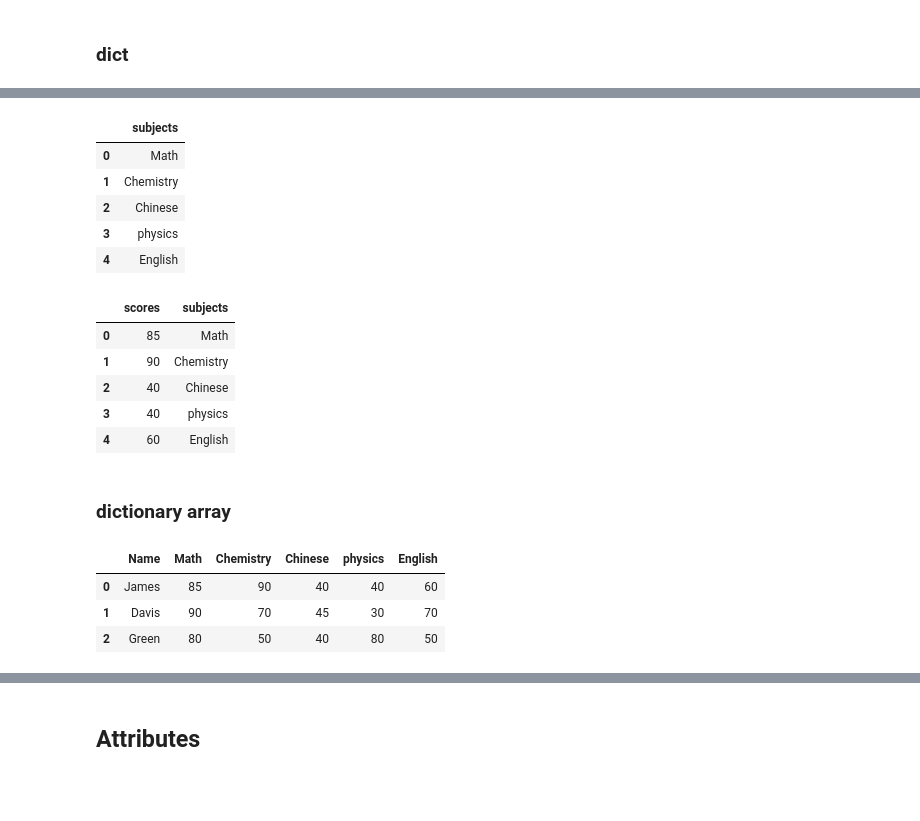
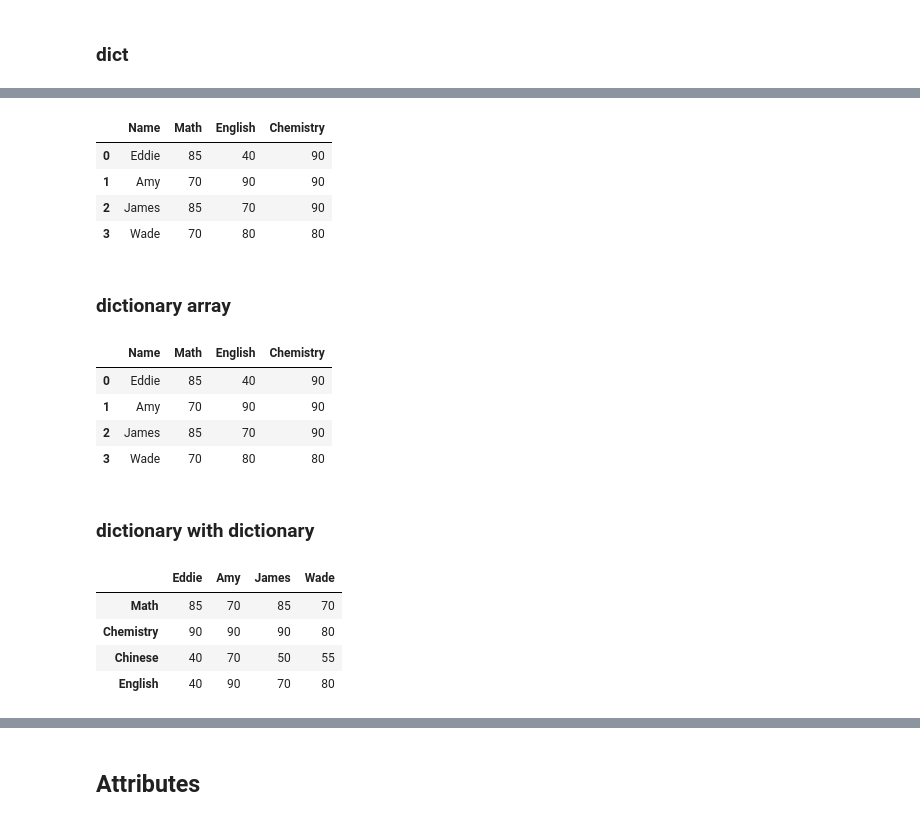
Before and after one commit to Eddie02582/Python, a Jupyter notebook: pandas/Datafram/Create data and Basic operation.ipynb, the cells around one changed output, grey strips where cells are left out. Drawn from its saved outputs; the diff is of its cells as text; code cells hidden in the pictures; blank space fills up the shorter version.

```diff
--- a/pandas/Datafram/Create data and Basic operation.ipynb
+++ b/pandas/Datafram/Create data and Basic operation.ipynb
@@ -39,34 +42,29 @@ pd.DataFrame(data)
 # %%
 #choose columns ,also can modify order
-pd.DataFrame(data,columns = ["subjects"])
+pd.DataFrame(data,columns = ['Name','Math','English','Chemistry'])
 # %% [output]
-|  | subjects |
-| 0 | Math |
-| 1 | Chemistry |
-| 2 | Chinese |
-| 3 | physics |
-| 4 | English |
+|  | Name | Math | English | Chemistry |
+| 0 | Eddie | 85 | 40 | 90 |
+| 1 | Amy | 70 | 90 | 90 |
+| 2 | James | 85 | 70 | 90 |
+| 3 | Wade | 70 | 80 | 80 |
-# %%
-pd.DataFrame(data,columns = ["scores","subjects"])
-# %% [output]
-|  | scores | subjects |
-| 0 | 85 | Math |
-| 1 | 90 | Chemistry |
-| 2 | 40 | Chinese |
-| 3 | 40 | physics |
-| 4 | 60 | English |
 # %% [markdown]
 ### dictionary array
 # %%
 # input dictionary array
-data = [{ 'Name':'James','Math': 85,'Chemistry': 90,'Chinese': 40,'physics':40,'English': 60},
-        { 'Name':'Davis','Math': 90,'Chemistry': 70,'Chinese': 45,'physics': 30, 'English': 70},
-        { 'Name':'Green','Math': 80,'Chemistry': 50,'Chinese': 40,'physics': 80, 'English': 50},
+data = [{ 'Name':'Eddie','Math': 85,'Chemistry': 90,'Chinese': 40,'English': 40},
+        { 'Name':'Amy','Math': 70,'Chemistry': 90,'Chinese': 70, 'English': 90},
+        { 'Name':'James','Math': 85,'Chemistry': 90,'Chinese': 50,'English': 70},
+        { 'Name':'Wade','Math': 70,'Chemistry': 80,'Chinese': 55,'English': 80},
        ]
 # %%
-pd.DataFrame(data)
+#choose columns ,also can modify order
+pd.DataFrame(data,columns = ['Name','Math','English','Chemistry'])
 # %% [output]
-|  | Name | Math | Chemistry | Chinese | physics | English |
-| 0 | James | 85 | 90 | 40 | 40 | 60 |
-| 1 | Davis | 90 | 70 | 45 | 30 | 70 |
-| 2 | Green | 80 | 50 | 40 | 80 | 50 |
+|  | Name | Math | English | Chemistry |
+| 0 | Eddie | 85 | 40 | 90 |
+| 1 | Amy | 70 | 90 | 90 |
+| 2 | James | 85 | 70 | 90 |
+| 3 | Wade | 70 | 80 | 80 |
+# %% [markdown]
+### dictionary with dictionary
@@ -72,0 +77,8 @@ pd.DataFrame(data)
+# %%
+pd.DataFrame(data2)
+# %% [output]
+|  | Eddie | Amy | James | Wade |
+| Math | 85 | 70 | 85 | 70 |
+| Chemistry | 90 | 90 | 90 | 80 |
+| Chinese | 40 | 70 | 50 | 55 |
+| English | 40 | 90 | 70 | 80 |
```
Also changed, not shown: parts of 35 cells of this notebook, 2 other files.
